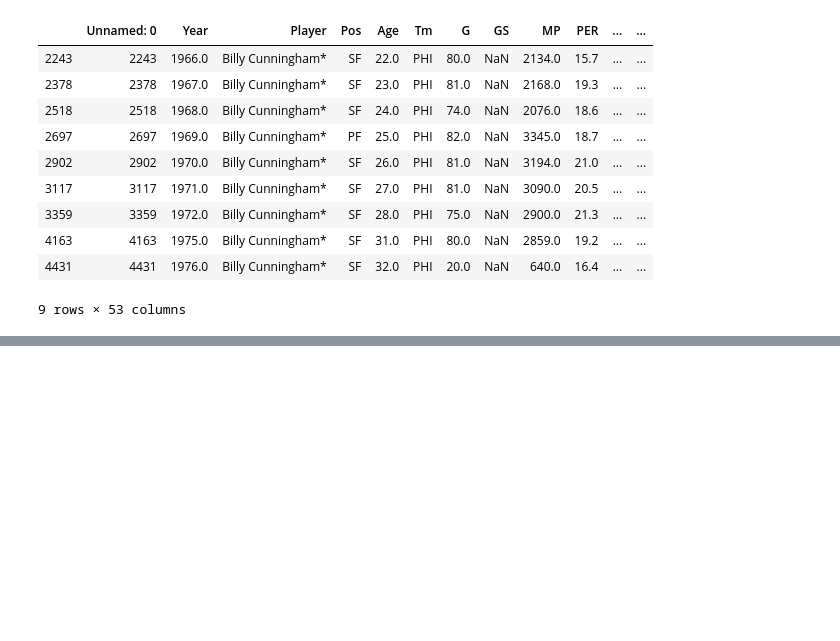
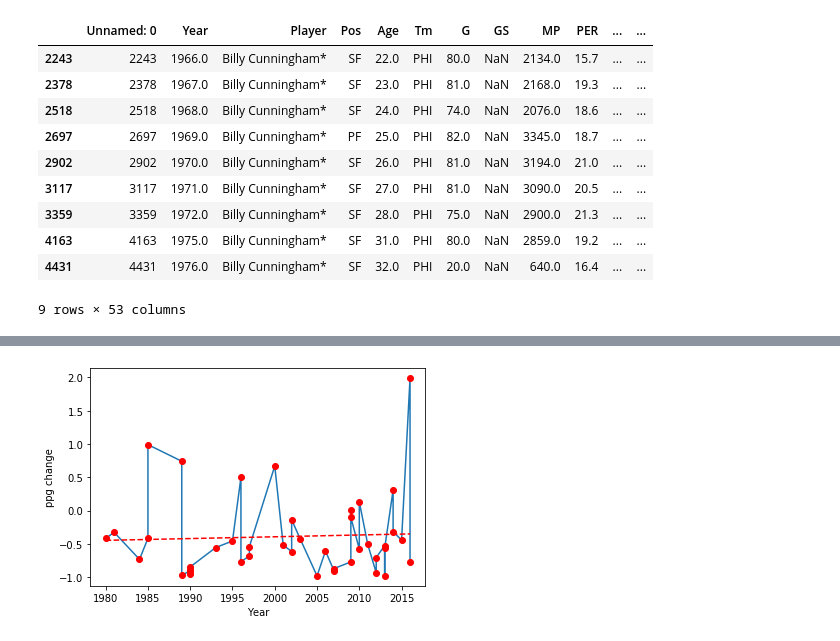
Before and after one commit to noogie13/nba-acl, a Jupyter notebook: analysis.ipynb, the cells around one changed output, grey strips where cells are left out. Drawn from its saved outputs; the diff is of its cells as text; code cells hidden in the pictures; blank space fills up the shorter version.

```diff
--- a/analysis.ipynb
+++ b/analysis.ipynb
@@ -19,0 +25,4 @@ player_list[0].statistics()
+# %%
+plot_stat(player_list,ppg)
+# %% [output]
+[figure, added]
```
Also changed, not shown: parts of 3 cells of this notebook.
